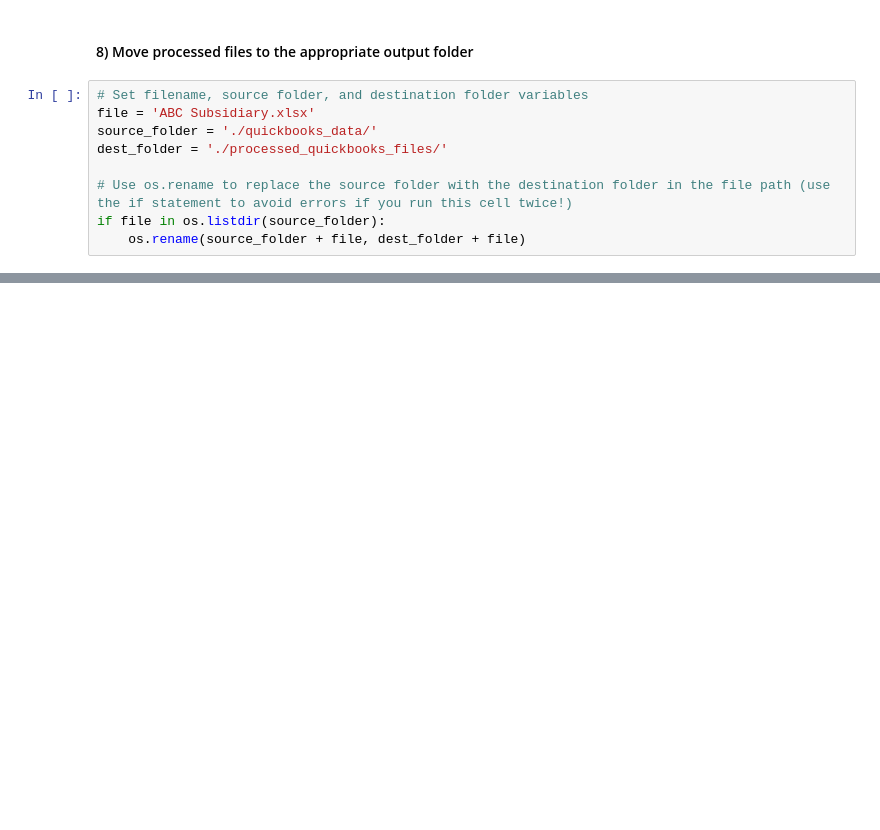
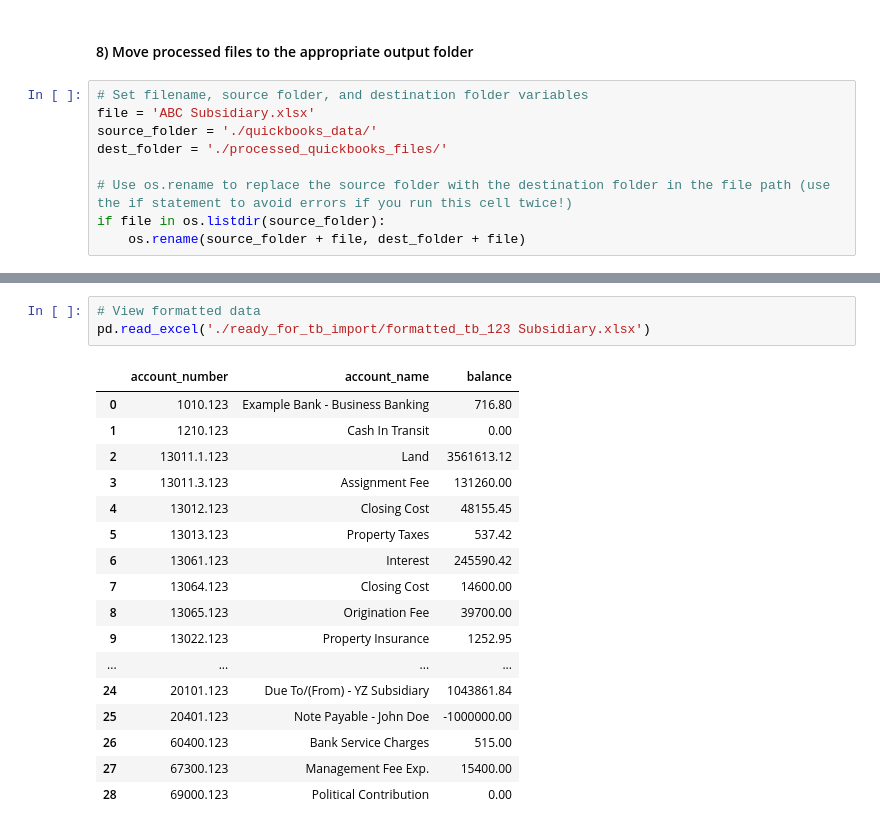
Before and after one commit to jacxson/Trial-Balance-Formatting, a Jupyter notebook: tutorial_notebook_tb_formatting.ipynb, the cells around one changed output, grey strips where cells are left out. Drawn from its saved outputs; the diff is of its cells as text; blank space fills up the shorter version.

```diff
--- a/tutorial_notebook_tb_formatting.ipynb
+++ b/tutorial_notebook_tb_formatting.ipynb
@@ -297,0 +482,21 @@ if file in os.listdir(source_folder):
+# %%
+# View formatted data
+pd.read_excel('./ready_for_tb_import/formatted_tb_123 Subsidiary.xlsx')
+# %% [output]
+|  | account_number | account_name | balance |
+| 0 | 1010.123 | Example Bank - Business Banking | 716.80 |
+| 1 | 1210.123 | Cash In Transit | 0.00 |
+| 2 | 13011.1.123 | Land | 3561613.12 |
+| 3 | 13011.3.123 | Assignment Fee | 131260.00 |
+| 4 | 13012.123 | Closing Cost | 48155.45 |
+| 5 | 13013.123 | Property Taxes | 537.42 |
+| 6 | 13061.123 | Interest | 245590.42 |
+| 7 | 13064.123 | Closing Cost | 14600.00 |
+| 8 | 13065.123 | Origination Fee | 39700.00 |
+| 9 | 13022.123 | Property Insurance | 1252.95 |
+| ... | ... | ... | ... |
+| 24 | 20101.123 | Due To/(From) - YZ Subsidiary | 1043861.84 |
+| 25 | 20401.123 | Note Payable - John Doe | -1000000.00 |
+| 26 | 60400.123 | Bank Service Charges | 515.00 |
+| 27 | 67300.123 | Management Fee Exp. | 15400.00 |
+| 28 | 69000.123 | Political Contribution | 0.00 |
```
Also changed, not shown: parts of 21 cells of this notebook, 19 other files.
